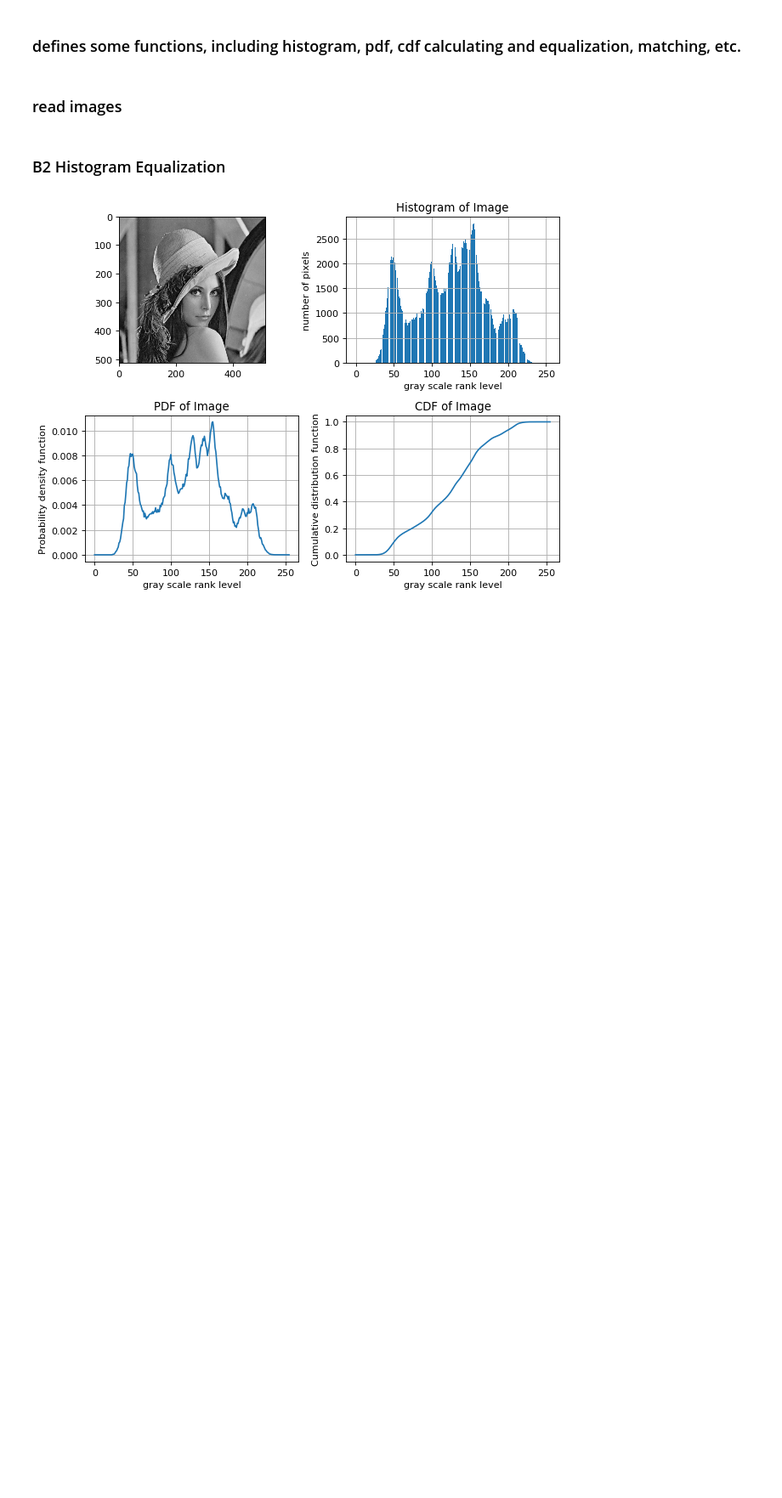
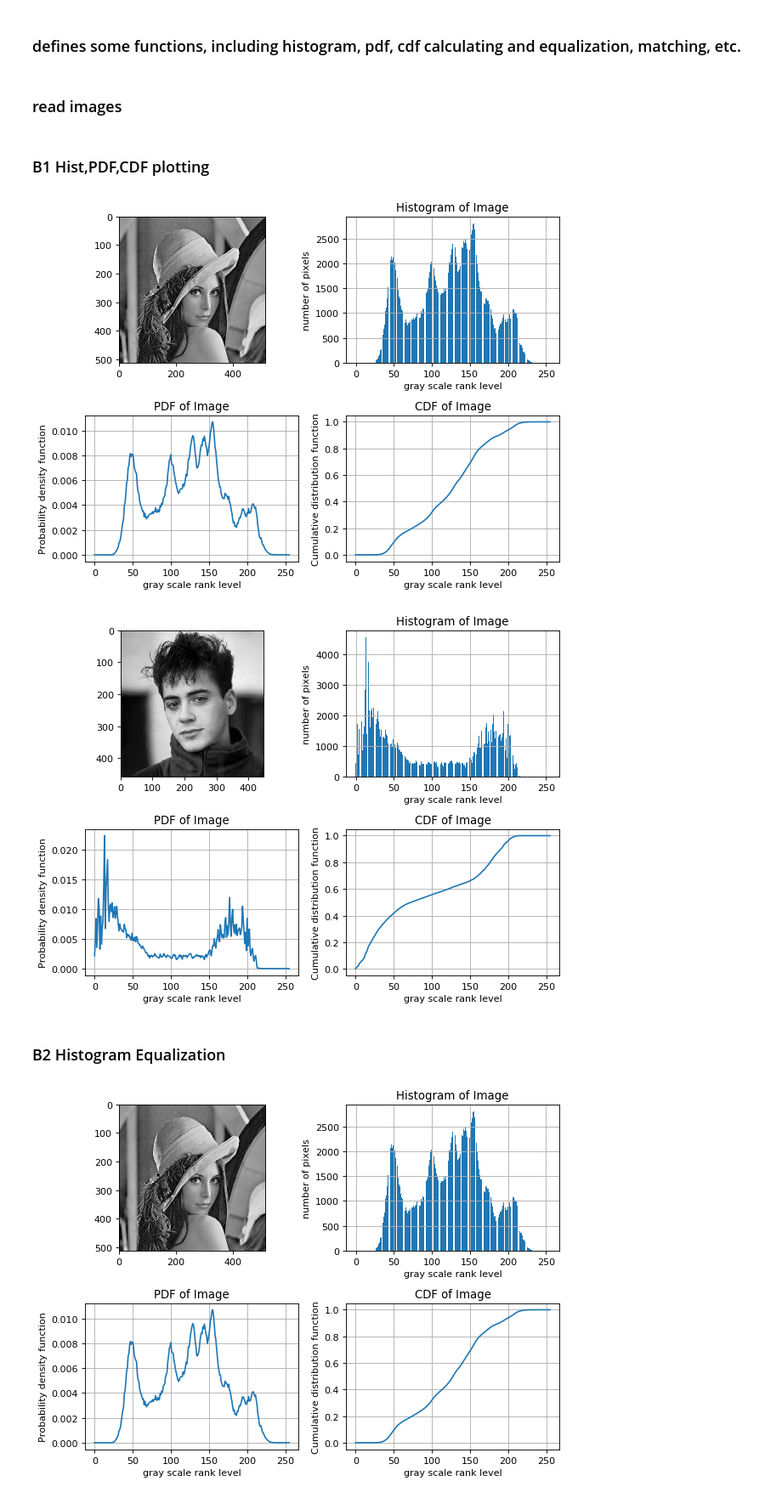
Before and after one commit to edwardchu-studio/CVHomework, a Jupyter notebook: HW1/CVHW1.ipynb, the cells around one changed output. Shown at 85% size. Drawn from its saved outputs; the diff is of its cells as text; code cells hidden in the pictures; blank space fills up the shorter version.

```diff
--- a/HW1/CVHW1.ipynb
+++ b/HW1/CVHW1.ipynb
@@ -120,7 +111,16 @@ image_checker196=misc.imread('./checker196-var20.png')
 image_ctscan=misc.imread('./CTscan.jpg')
 image_crowd=misc.imread('./crowd.png')
 image_lenna=misc.imread('./lenna.jpg')
-imgList=[image_chang,image_checker128,image_checker196,image_ctscan,image_crowd]
+image_tony=misc.imread('./tony.png')
+image_wall=misc.imread('./wallpaper.jpeg')
+# %% [markdown]
+### B1 Hist,PDF,CDF plotting
+# %%
+displayImage(rgb2gray(image_lenna))
+displayImage(rgb2gray(image_tony))
+# %% [output]
+[figure, added]
+[figure, added]
 # %% [markdown]
 ### B2 Histogram Equalization
 # %%
```
Also changed, not shown: parts of 3 cells of this notebook, 1 other file.
